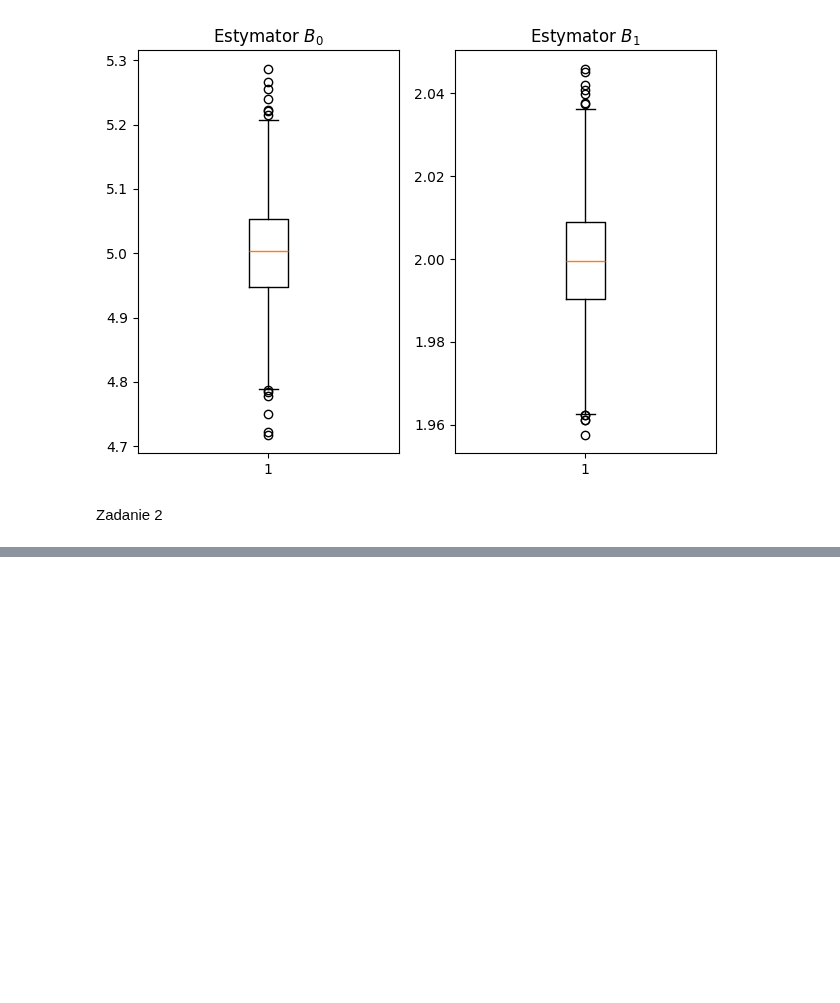
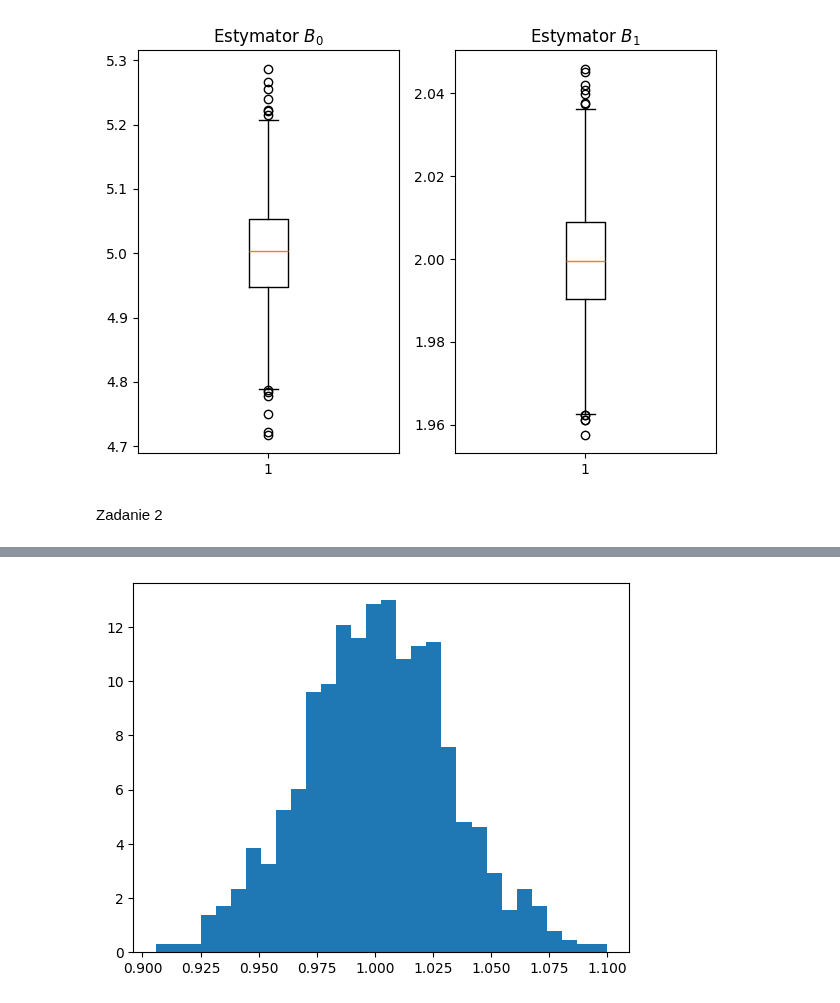
Before and after one commit to rafglo/Computer-Analysis-of-Time-Series, a Jupyter notebook: lista2.ipynb, the cells around one changed output, grey strips where cells are left out. Saved outputs shown, nothing was run; the diff lists cells and outputs as text; code cells hidden in the pictures; blank space fills up the shorter version.

```diff
--- a/lista2.ipynb
+++ b/lista2.ipynb
@@ -79,0 +136,5 @@ Zadanie 2
+# %%
+plt.hist(b0_estims, density=True, bins=30)
+plt.show()
+# %% [output]
+[figure, added]
```
Also changed, not shown: parts of 30 cells of this notebook.
